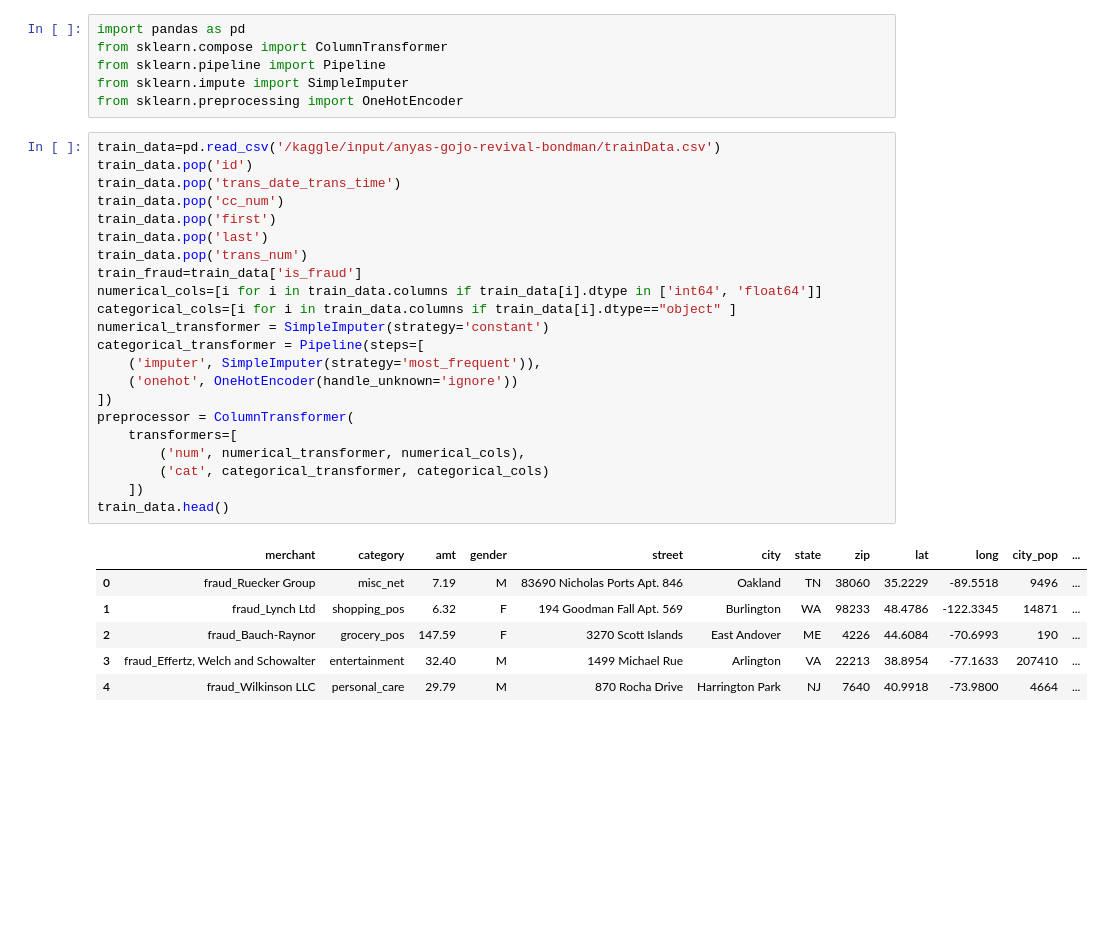
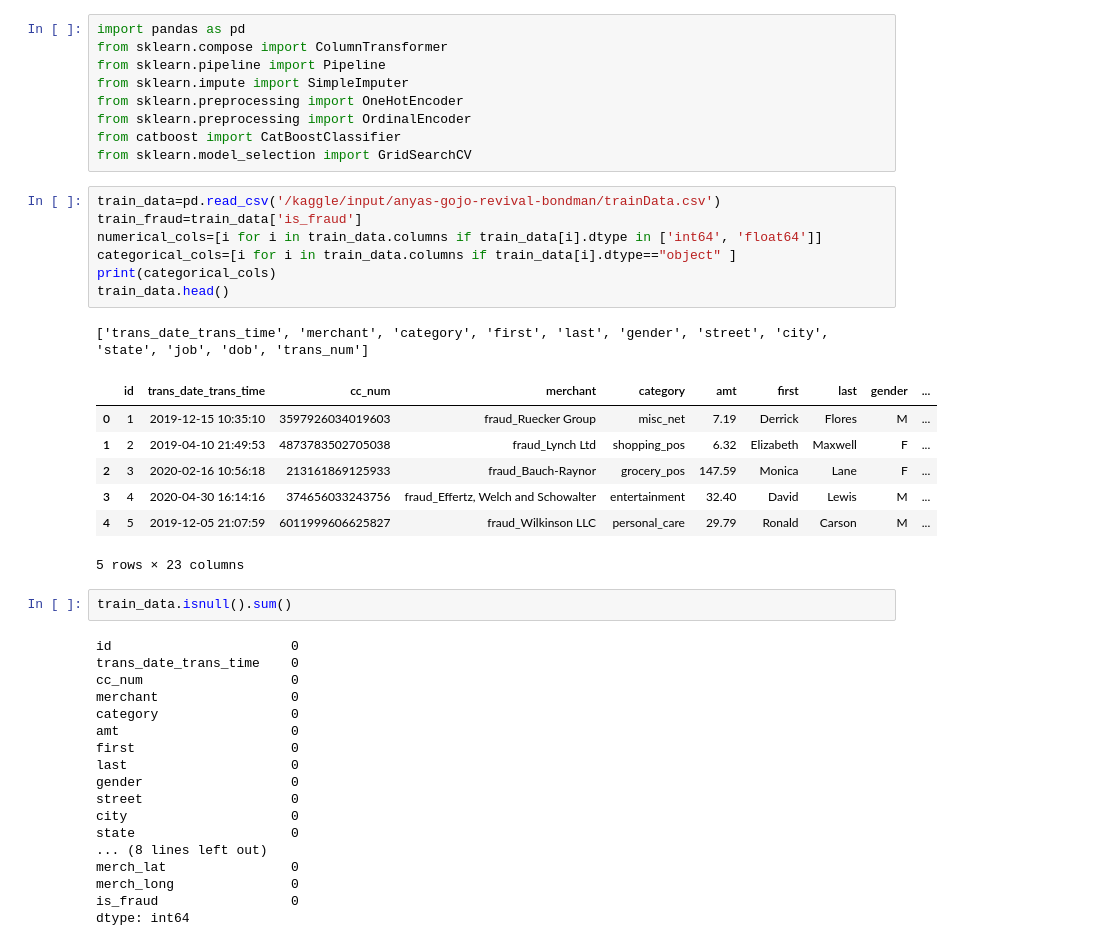
Before and after one commit to jgyfutub/Logical-Rhythm2023, a Jupyter notebook: notebook4ac61d9bb8.ipynb, the cells around one changed output. Drawn from its saved outputs; the diff is of its cells as text; blank space fills up the shorter version.

```diff
--- a/notebook4ac61d9bb8.ipynb
+++ b/notebook4ac61d9bb8.ipynb
@@ -4,32 +4,42 @@ from sklearn.compose import ColumnTransformer
 from sklearn.pipeline import Pipeline
 from sklearn.impute import SimpleImputer
 from sklearn.preprocessing import OneHotEncoder
+from sklearn.preprocessing import OrdinalEncoder
+from catboost import CatBoostClassifier
+from sklearn.model_selection import GridSearchCV
 # %%
 train_data=pd.read_csv('/kaggle/input/anyas-gojo-revival-bondman/trainData.csv')
-train_data.pop('id')
-train_data.pop('trans_date_trans_time')
-train_data.pop('cc_num')
-train_data.pop('first')
-train_data.pop('last')
-train_data.pop('trans_num')
 train_fraud=train_data['is_fraud']
 numerical_cols=[i for i in train_data.columns if train_data[i].dtype in ['int64', 'float64']]
 categorical_cols=[i for i in train_data.columns if train_data[i].dtype=="object" ]
-numerical_transformer = SimpleImputer(strategy='constant')
-categorical_transformer = Pipeline(steps=[
-    ('imputer', SimpleImputer(strategy='most_frequent')),
-    ('onehot', OneHotEncoder(handle_unknown='ignore'))
-])
-preprocessor = ColumnTransformer(
-    transformers=[
-        ('num', numerical_transformer, numerical_cols),
-        ('cat', categorical_transformer, categorical_cols)
-    ])
+print(categorical_cols)
 train_data.head()
 # %% [output]
+['trans_date_trans_time', 'merchant', 'category', 'first', 'last', 'gender', 'street', 'city', 'state', 'job', 'dob', 'trans_num']
-|  | merchant | category | amt | gender | street | city | state | zip | lat | long | city_pop | ... |
-| 0 | fraud_Ruecker Group | misc_net | 7.19 | M | 83690 Nicholas Ports Apt. 846 | Oakland | TN | 38060 | 35.2229 | -89.5518 | 9496 | ... |
-| 1 | fraud_Lynch Ltd | shopping_pos | 6.32 | F | 194 Goodman Fall Apt. 569 | Burlington | WA | 98233 | 48.4786 | -122.3345 | 14871 | ... |
-| 2 | fraud_Bauch-Raynor | grocery_pos | 147.59 | F | 3270 Scott Islands | East Andover | ME | 4226 | 44.6084 | -70.6993 | 190 | ... |
-| 3 | fraud_Effertz, Welch and Schowalter | entertainment | 32.40 | M | 1499 Michael Rue | Arlington | VA | 22213 | 38.8954 | -77.1633 | 207410 | ... |
-| 4 | fraud_Wilkinson LLC | personal_care | 29.79 | M | 870 Rocha Drive | Harrington Park | NJ | 7640 | 40.9918 | -73.9800 | 4664 | ... |
+|  | id | trans_date_trans_time | cc_num | merchant | category | amt | first | last | gender | ... |
+| 0 | 1 | 2019-12-15 10:35:10 | 3597926034019603 | fraud_Ruecker Group | misc_net | 7.19 | Derrick | Flores | M | ... |
+| 1 | 2 | 2019-04-10 21:49:53 | 4873783502705038 | fraud_Lynch Ltd | shopping_pos | 6.32 | Elizabeth | Maxwell | F | ... |
+| 2 | 3 | 2020-02-16 10:56:18 | 213161869125933 | fraud_Bauch-Raynor | grocery_pos | 147.59 | Monica | Lane | F | ... |
+| 3 | 4 | 2020-04-30 16:14:16 | 374656033243756 | fraud_Effertz, Welch and Schowalter | entertainment | 32.40 | David | Lewis | M | ... |
+| 4 | 5 | 2019-12-05 21:07:59 | 6011999606625827 | fraud_Wilkinson LLC | personal_care | 29.79 | Ronald | Carson | M | ... |
+5 rows × 23 columns
+# %%
+train_data.isnull().sum()
+# %% [output]
+id                       0
+trans_date_trans_time    0
+cc_num                   0
+merchant                 0
+category                 0
+amt                      0
+first                    0
+last                     0
+gender                   0
+street                   0
+city                     0
+state                    0
+... (8 lines left out)
+merch_lat                0
+merch_long               0
+is_fraud                 0
+dtype: int64
```
Also changed, not shown: parts of 10 cells of this notebook.
